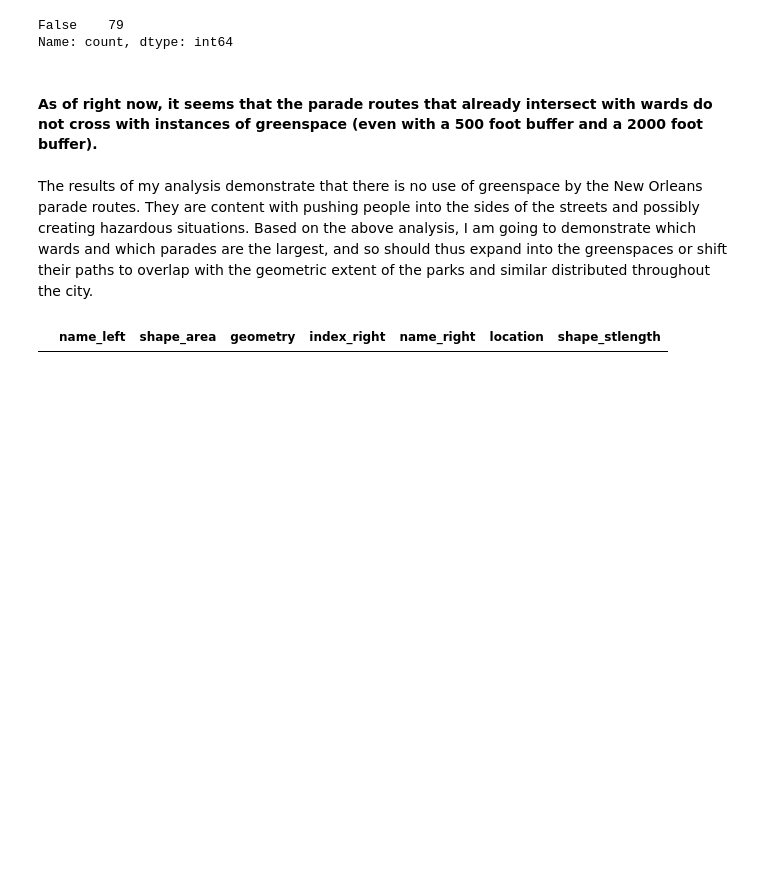
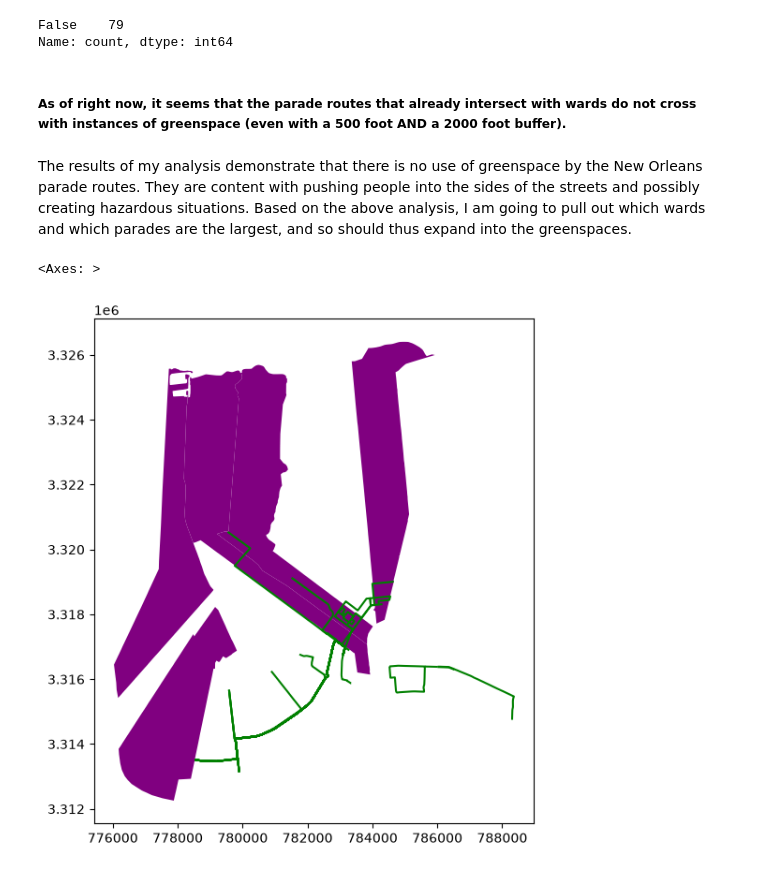
Before and after one commit to arhorton/geog592-arhorton, a Jupyter notebook: homework/week07/arhorton-hw08.ipynb, the cells around one changed output. Drawn from its saved outputs; the diff is of its cells as text; code cells hidden in the pictures; blank space fills up the shorter version.

```diff
--- a/homework/week07/arhorton-hw08.ipynb
+++ b/homework/week07/arhorton-hw08.ipynb
@@ -181,21 +189,33 @@ wards_close_to_green1.value_counts()
 False    79
 Name: count, dtype: int64
 # %% [markdown]
-#### As of right now, it seems that the parade routes that already intersect with wards do not cross with instances of greenspace (even with a 500 foot buffer and a 2000 foot buffer).
+##### As of right now, it seems that the parade routes that already intersect with wards do not cross with instances of greenspace (even with a 500 foot AND a 2000 foot buffer).
 # %% [markdown]
-The results of my analysis demonstrate that there is no use of greenspace by the New Orleans parade routes. They are content with pushing people into the sides of the streets and possibly creating hazardous situations. Based on the above analysis, I am going to demonstrate which wards and which parades are the largest, and so should thus expand into the greenspaces or shift their paths to overlap with the geometric extent of the parks and similar distributed throughout the city.
+The results of my analysis demonstrate that there is no use of greenspace by the New Orleans parade routes. They are content with pushing people into the sides of the streets and possibly creating hazardous situations. Based on the above analysis, I am going to pull out which wards and which parades are the largest, and so should thus expand into the greenspaces.
 # %%
 ## based on the green_wards layer
 ## I used the parade length as a proxy for the parade size (based on distance)
-routes = routes.sort_values("shape_stlength")
-long_routes = routes[0:5]
+routes = routes.sort_values("shape_stlength", ascending = False)
+long_routes = routes[0:5] ## these are the longest parade routes
 
-## also sorted the green_wards (so wards that I know possess some variety of named greenspace) by the size and selected the first five
+## also sorted the wards by the size and selected the smallest wards
+wards_small = wards.sort_values("shape_area")
+small_wards = wards_small[0:5] ## these are the smallest wards by area
+
 wards_big = wards.sort_values("shape_area", ascending = False)
-big_wards = wards_big[0:5]
+big_wards = wards_big[0:5] ## there are the biggest wards by area
+
+## both of these wards posess a parade route fully contained within them
+ward_five = ward_c_routes[(ward_c_routes["name_left"] == "5")]
+ward_fifteen = ward_c_routes[(ward_c_routes["name_left"] == "15")]
+contained_routes = ward_c_routes[(ward_c_routes["name_right"] == "NOMTOC") & (ward_c_routes["name_right"] == "Barkus")] ## the specific parades that are contained within wards 5 and 15
-# %%
-## testing to see if these routes overlap more than one ward
-ward_five = ward_c_routes[(ward_c_routes["name_left"] == 5)]
-ward_five
-# %% [output]
-|  | name_left | shape_area | geometry | index_right | name_right | location | shape_stlength |
+# %%
+## making a plot to make sure all of my False results are tracking with the spatial data, and that would appear correct (these parades are one long line, not multiple sections)
+fig, ax = plt.subplots(figsize=(8,7))
+small_wards.plot(ax=ax, color="purple")
+routes.plot(ax=ax, color = "green")
+
+## small ward plot
+# %% [output]
+<Axes: >
+[figure, added]
```
Also changed, not shown: parts of 26 cells of this notebook, 6 other files.
